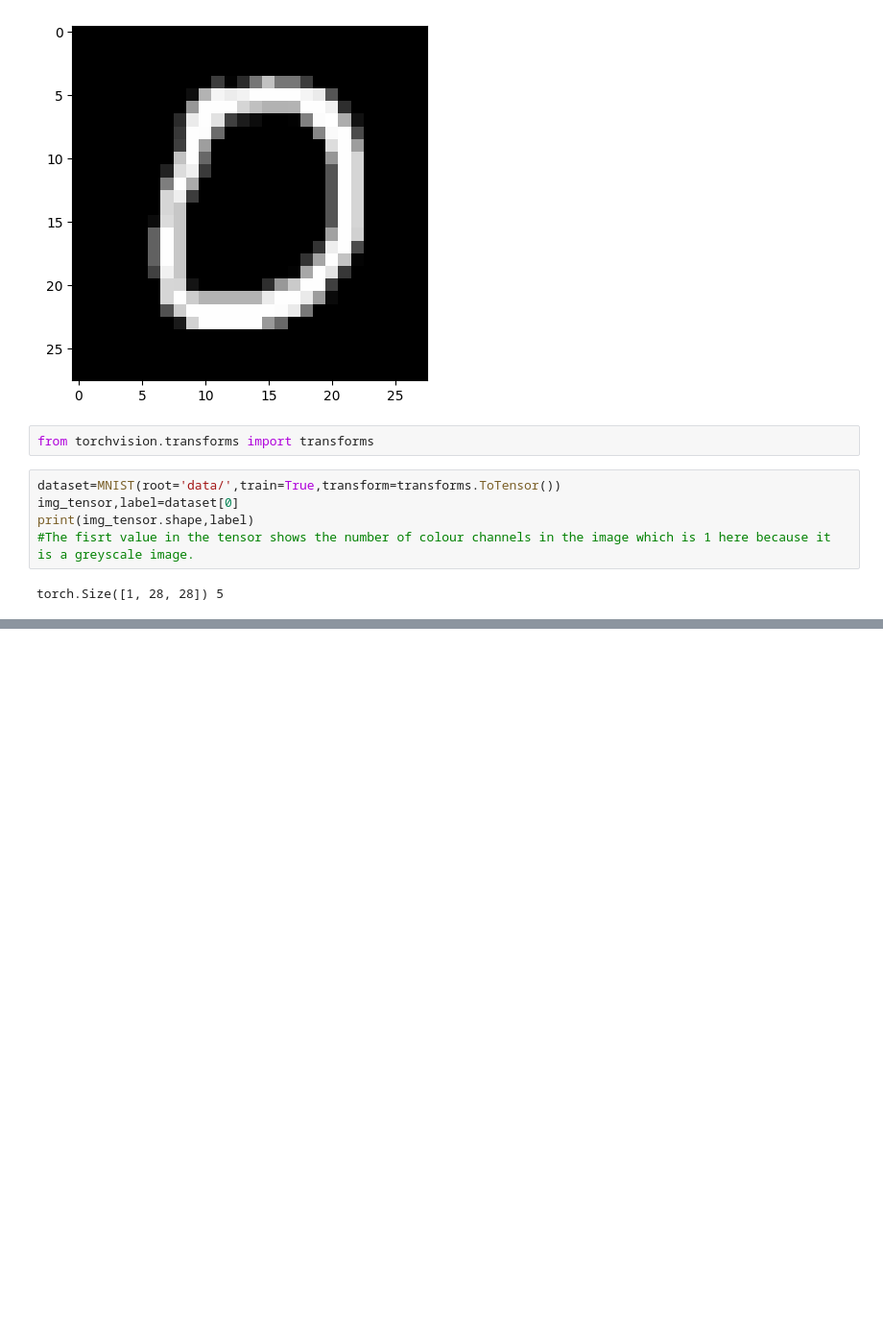
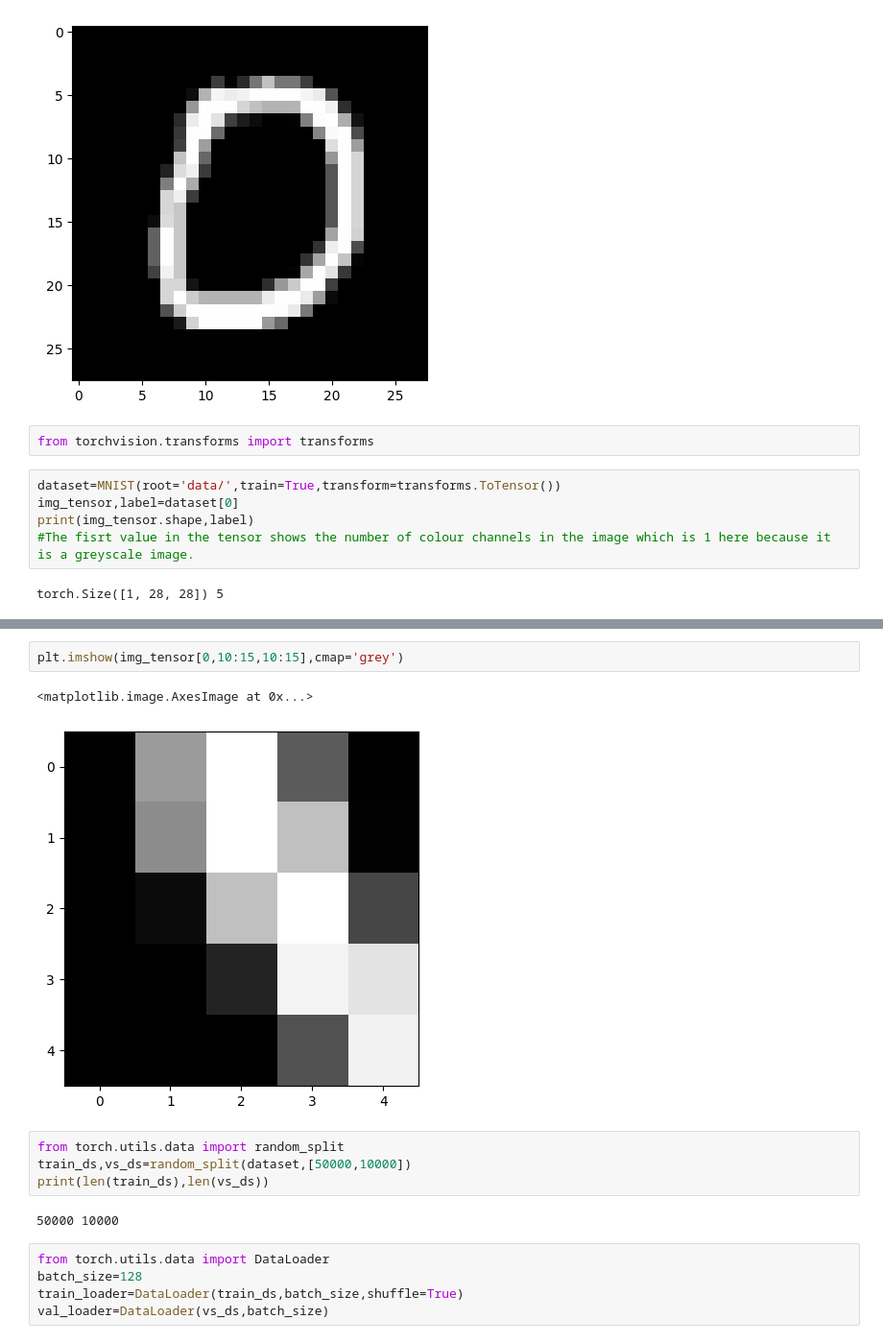
Before and after one commit to mayankraj25/CasualPortfolio, a Jupyter notebook: Pyorch2.ipynb, the cells around one changed output, grey strips where cells are left out. Shown: that part at 96% size. Cells and saved outputs as stored; diff of their text form; blank space fills up the shorter version.

```diff
--- a/Pyorch2.ipynb
+++ b/Pyorch2.ipynb
@@ -51,0 +82,16 @@ torch.Size([1, 28, 28]) 5
+# %%
+plt.imshow(img_tensor[0,10:15,10:15],cmap='grey')
+# %% [output]
+<matplotlib.image.AxesImage at 0x...>
+[figure, added]
+# %%
+from torch.utils.data import random_split
+train_ds,vs_ds=random_split(dataset,[50000,10000])
+print(len(train_ds),len(vs_ds))
+# %% [output]
+50000 10000
+# %%
+from torch.utils.data import DataLoader
+batch_size=128
+train_loader=DataLoader(train_ds,batch_size,shuffle=True)
+val_loader=DataLoader(vs_ds,batch_size)
```
Also changed, not shown: parts of 2 cells of this notebook.
